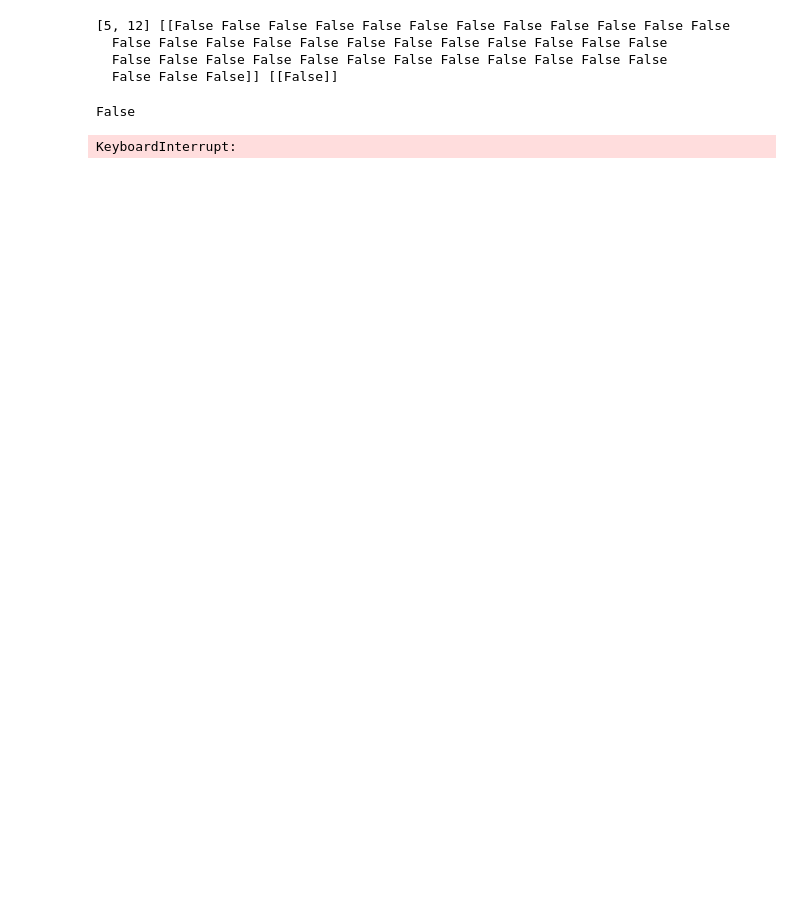
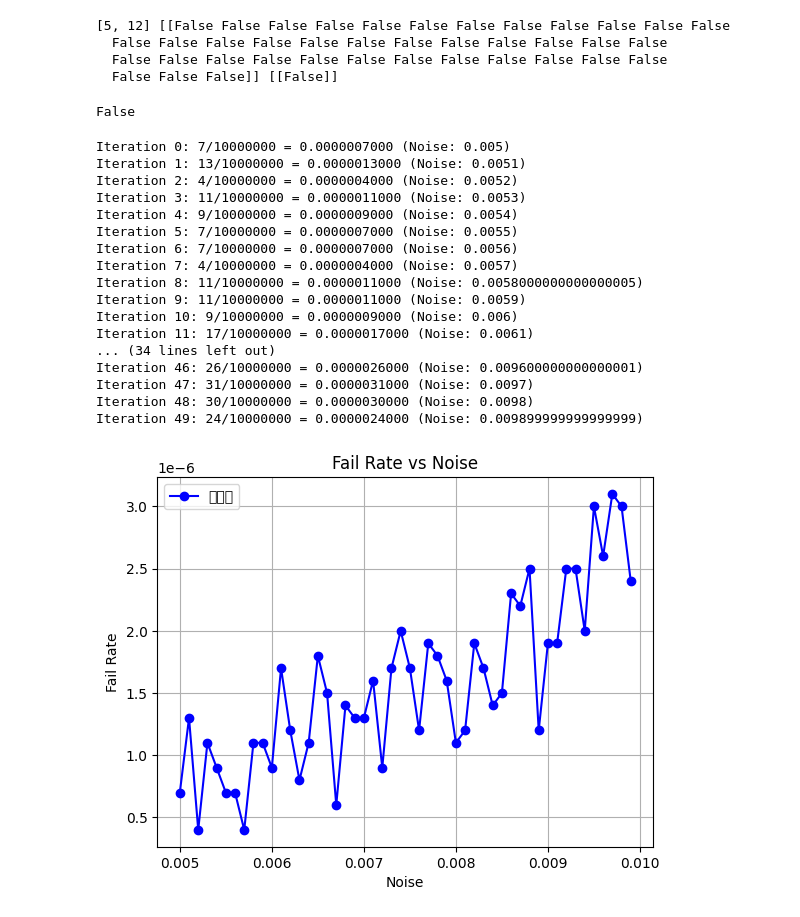
Before and after one commit to yugahirai/invention, a Jupyter notebook: stim/unfolding_color_code_with_flag.ipynb, the cells around one changed output. Drawn from its saved outputs; the diff is of its cells as text; code cells hidden in the pictures; blank space fills up the shorter version.

```diff
--- a/stim/unfolding_color_code_with_flag.ipynb
+++ b/stim/unfolding_color_code_with_flag.ipynb
@@ -1549,7 +1544,7 @@ def main_sequential_gpu_with_chunked_sampling():
     remainder_shot = total_num_shot % chunk_size  # 残りのサンプル数
 
     for m in range(num_iterations):
-        noise = 1e-5 + (m) * 1e-4
+        noise = 5e-3 + (m) * 1e-4
         try:
 
             # circuit = stim.Circuit.generated(
@@ -1561,7 +1556,7 @@ def main_sequential_gpu_with_chunked_sampling():
             #     before_measure_flip_probability=noise,
             #     before_round_data_depolarization=noise)
 
-            sampler = main(3, noise).compile_detector_sampler()
+            sampler = main(3, noise, [0]).compile_detector_sampler()
 
             fail = 0  # 失敗カウントの初期化
 
@@ -1618,34 +1613,51 @@ def main_sequential_gpu_with_chunked_sampling():
             print(f"m={m} でエラーが発生しました: {e}", file=sys.stderr)
             traceback.print_exc()
 
     if not x_list or not y_list:
         print("エラー: すべてのタスクが失敗したか、結果がありません。", file=sys.stderr)
         return
 
     # ノイズ値でソート（オプション）
     sorted_pairs = sorted(zip(x_list, y_list))
 
     try:
         x_list, y_list = zip(*sorted_pairs)
     except ValueError as ve:
         print(f"データのアンパック中にエラーが発生しました: {ve}", file=sys.stderr)
         return
 
     # プロット
     plt.plot(x_list, y_list, marker='o', linestyle='-', color='b', label='データ')
     plt.xlabel('Noise')
     plt.ylabel('Fail Rate')
     plt.title('Fail Rate vs Noise')
     plt.legend()
     plt.grid(True)
     plt.show()
 
     return x_list, y_list
 
 if __name__ == "__main__":
     x_list, y_list = main_sequential_gpu_with_chunked_sampling()
 # %% [output]
-KeyboardInterrupt:
+Iteration 0: 7/10000000 = 0.0000007000 (Noise: 0.005)
+Iteration 1: 13/10000000 = 0.0000013000 (Noise: 0.0051)
+Iteration 2: 4/10000000 = 0.0000004000 (Noise: 0.0052)
+Iteration 3: 11/10000000 = 0.0000011000 (Noise: 0.0053)
+Iteration 4: 9/10000000 = 0.0000009000 (Noise: 0.0054)
+Iteration 5: 7/10000000 = 0.0000007000 (Noise: 0.0055)
+Iteration 6: 7/10000000 = 0.0000007000 (Noise: 0.0056)
+Iteration 7: 4/10000000 = 0.0000004000 (Noise: 0.0057)
+Iteration 8: 11/10000000 = 0.0000011000 (Noise: 0.0058000000000000005)
+Iteration 9: 11/10000000 = 0.0000011000 (Noise: 0.0059)
+Iteration 10: 9/10000000 = 0.0000009000 (Noise: 0.006)
+Iteration 11: 17/10000000 = 0.0000017000 (Noise: 0.0061)
+... (34 lines left out)
+Iteration 46: 26/10000000 = 0.0000026000 (Noise: 0.009600000000000001)
+Iteration 47: 31/10000000 = 0.0000031000 (Noise: 0.0097)
+Iteration 48: 30/10000000 = 0.0000030000 (Noise: 0.0098)
+Iteration 49: 24/10000000 = 0.0000024000 (Noise: 0.009899999999999999)
+[figure, added]
 # %%
 import numpy as np
 
```
Also changed, not shown: parts of 3 cells of this notebook, 9 other files.
